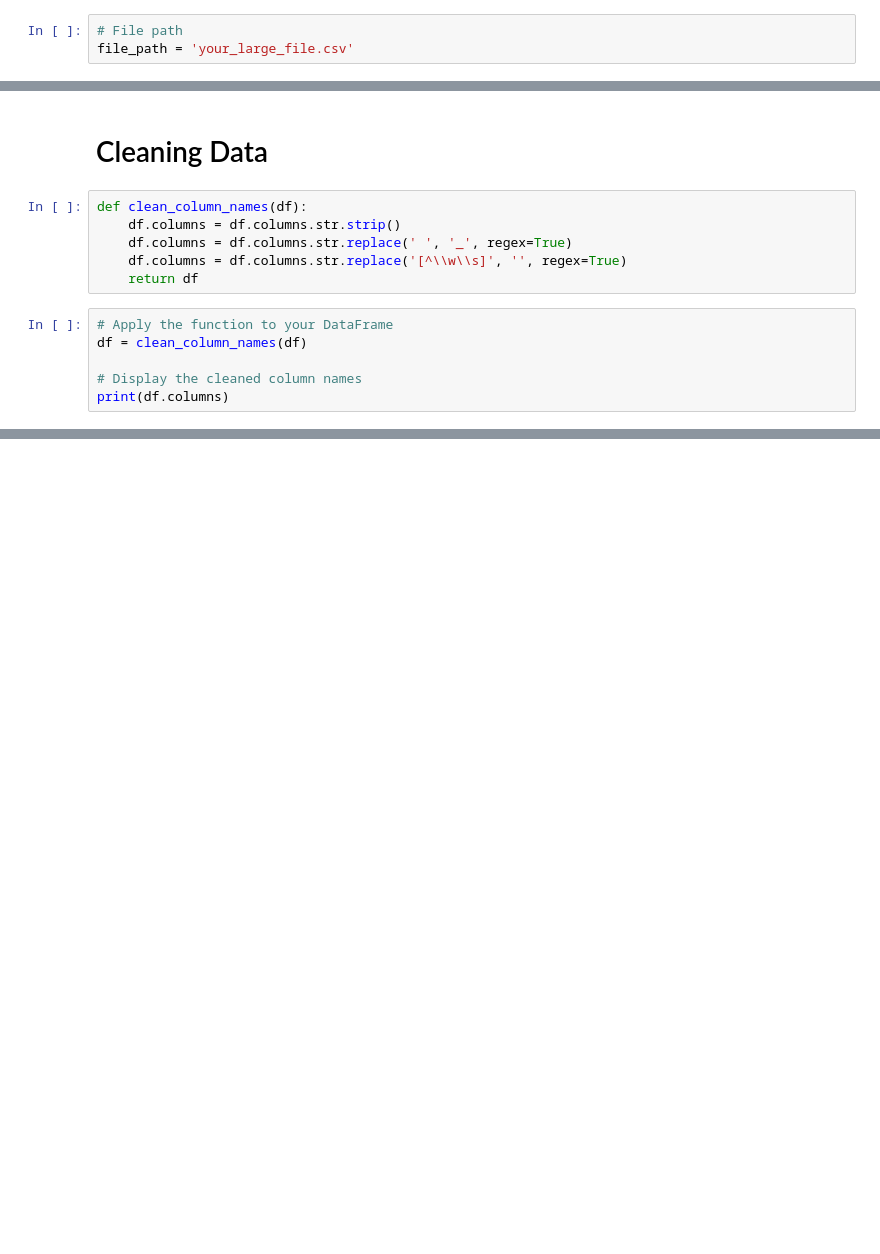
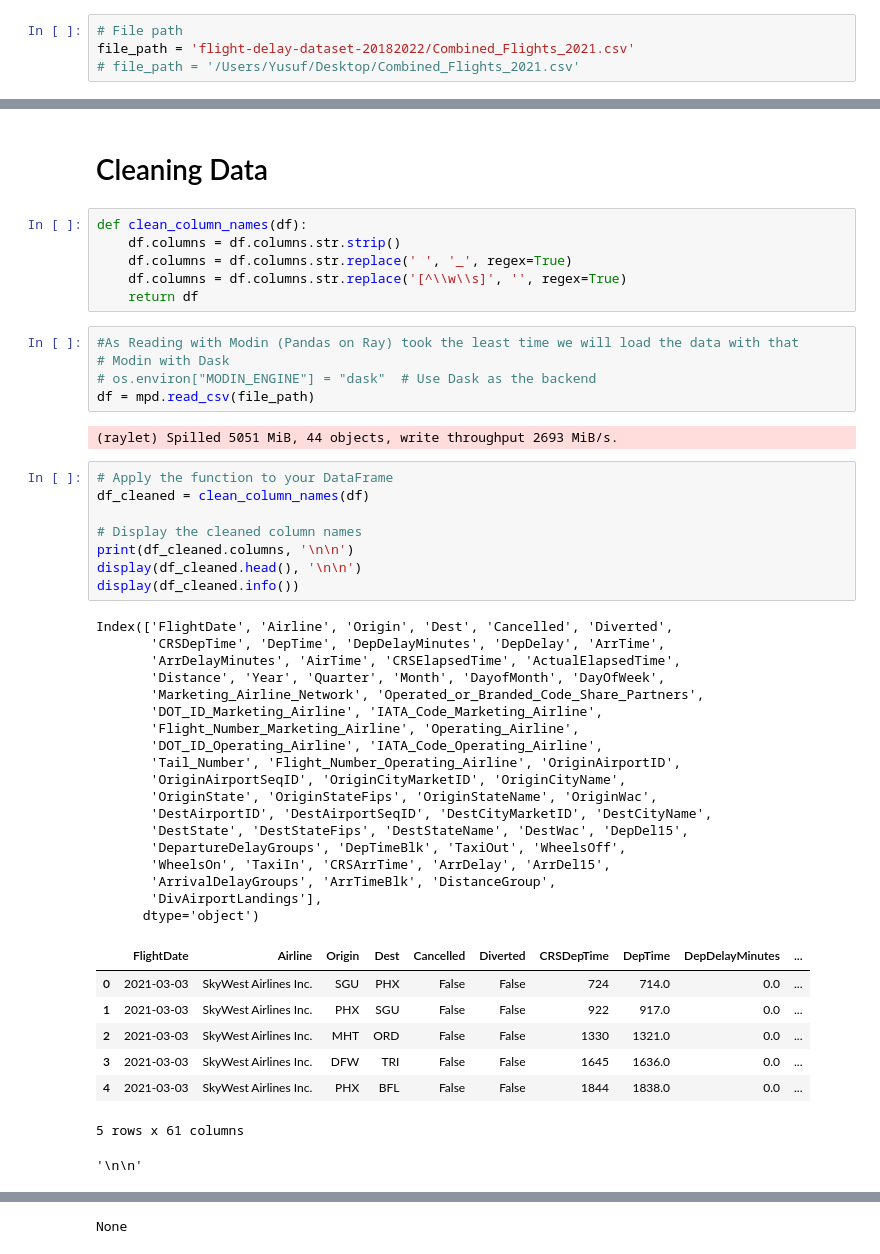
Before and after one commit to Yushamsi/Data-Ingestion-Combined-Flights, a Jupyter notebook: Data-Ingestion.ipynb, the cells around one changed output, grey strips where cells are left out. Saved outputs shown, nothing was run; the diff lists cells and outputs as text; blank space fills up the shorter version.

Commit message:
Update .gitignore & Data_Ingestion.ipynb

```diff
--- a/Data-Ingestion.ipynb
+++ b/Data-Ingestion.ipynb
@@ -14,6 +69,7 @@ import testutility as util
 # %%
 # File path
-file_path = 'your_large_file.csv'
+file_path = 'flight-delay-dataset-20182022/Combined_Flights_2021.csv'
+# file_path = '/Users/Yusuf/Desktop/Combined_Flights_2021.csv'
 # %% [markdown]
 ## Reading the file
 # %%
@@ -73,9 +147,45 @@ def clean_column_names(df):
     df.columns = df.columns.str.replace(' ', '_', regex=True)
     df.columns = df.columns.str.replace('[^\\w\\s]', '', regex=True)
     return df
+# %%
+#As Reading with Modin (Pandas on Ray) took the least time we will load the data with that
+# Modin with Dask
+# os.environ["MODIN_ENGINE"] = "dask"  # Use Dask as the backend
+df = mpd.read_csv(file_path)
+# %% [output]
+(raylet) Spilled 5051 MiB, 44 objects, write throughput 2693 MiB/s.
 # %%
 # Apply the function to your DataFrame
-df = clean_column_names(df)
+df_cleaned = clean_column_names(df)
 
 # Display the cleaned column names
-print(df.columns)
+print(df_cleaned.columns, '\n\n')
+display(df_cleaned.head(), '\n\n')
+display(df_cleaned.info())
+# %% [output]
+Index(['FlightDate', 'Airline', 'Origin', 'Dest', 'Cancelled', 'Diverted',
+       'CRSDepTime', 'DepTime', 'DepDelayMinutes', 'DepDelay', 'ArrTime',
+       'ArrDelayMinutes', 'AirTime', 'CRSElapsedTime', 'ActualElapsedTime',
+       'Distance', 'Year', 'Quarter', 'Month', 'DayofMonth', 'DayOfWeek',
+       'Marketing_Airline_Network', 'Operated_or_Branded_Code_Share_Partners',
+       'DOT_ID_Marketing_Airline', 'IATA_Code_Marketing_Airline',
+       'Flight_Number_Marketing_Airline', 'Operating_Airline',
+       'DOT_ID_Operating_Airline', 'IATA_Code_Operating_Airline',
+       'Tail_Number', 'Flight_Number_Operating_Airline', 'OriginAirportID',
+       'OriginAirportSeqID', 'OriginCityMarketID', 'OriginCityName',
+       'OriginState', 'OriginStateFips', 'OriginStateName', 'OriginWac',
+       'DestAirportID', 'DestAirportSeqID', 'DestCityMarketID', 'DestCityName',
+       'DestState', 'DestStateFips', 'DestStateName', 'DestWac', 'DepDel15',
+       'DepartureDelayGroups', 'DepTimeBlk', 'TaxiOut', 'WheelsOff',
+       'WheelsOn', 'TaxiIn', 'CRSArrTime', 'ArrDelay', 'ArrDel15',
+       'ArrivalDelayGroups', 'ArrTimeBlk', 'DistanceGroup',
+       'DivAirportLandings'],
+      dtype='object')
+|  | FlightDate | Airline | Origin | Dest | Cancelled | Diverted | CRSDepTime | DepTime | DepDelayMinutes | ... |
+| 0 | 2021-03-03 | SkyWest Airlines Inc. | SGU | PHX | False | False | 724 | 714.0 | 0.0 | ... |
+| 1 | 2021-03-03 | SkyWest Airlines Inc. | PHX | SGU | False | False | 922 | 917.0 | 0.0 | ... |
+| 2 | 2021-03-03 | SkyWest Airlines Inc. | MHT | ORD | False | False | 1330 | 1321.0 | 0.0 | ... |
+| 3 | 2021-03-03 | SkyWest Airlines Inc. | DFW | TRI | False | False | 1645 | 1636.0 | 0.0 | ... |
+| 4 | 2021-03-03 | SkyWest Airlines Inc. | PHX | BFL | False | False | 1844 | 1838.0 | 0.0 | ... |
+5 rows x 61 columns
+'\n\n'
@@ -82 +209,2 @@ print(df.columns)
+None
 # %% [markdown]
```
Also changed, not shown: parts of 22 cells of this notebook, 4 other files.
